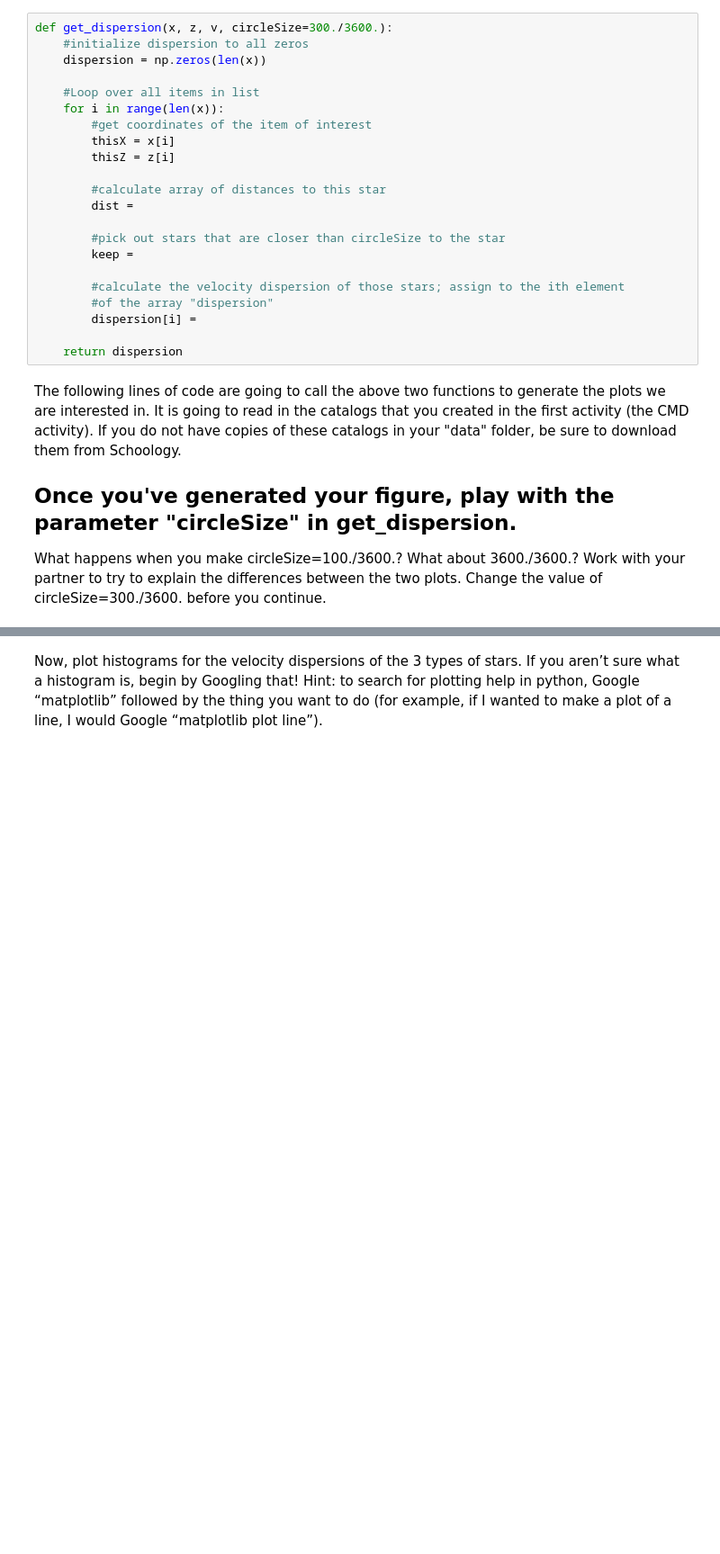
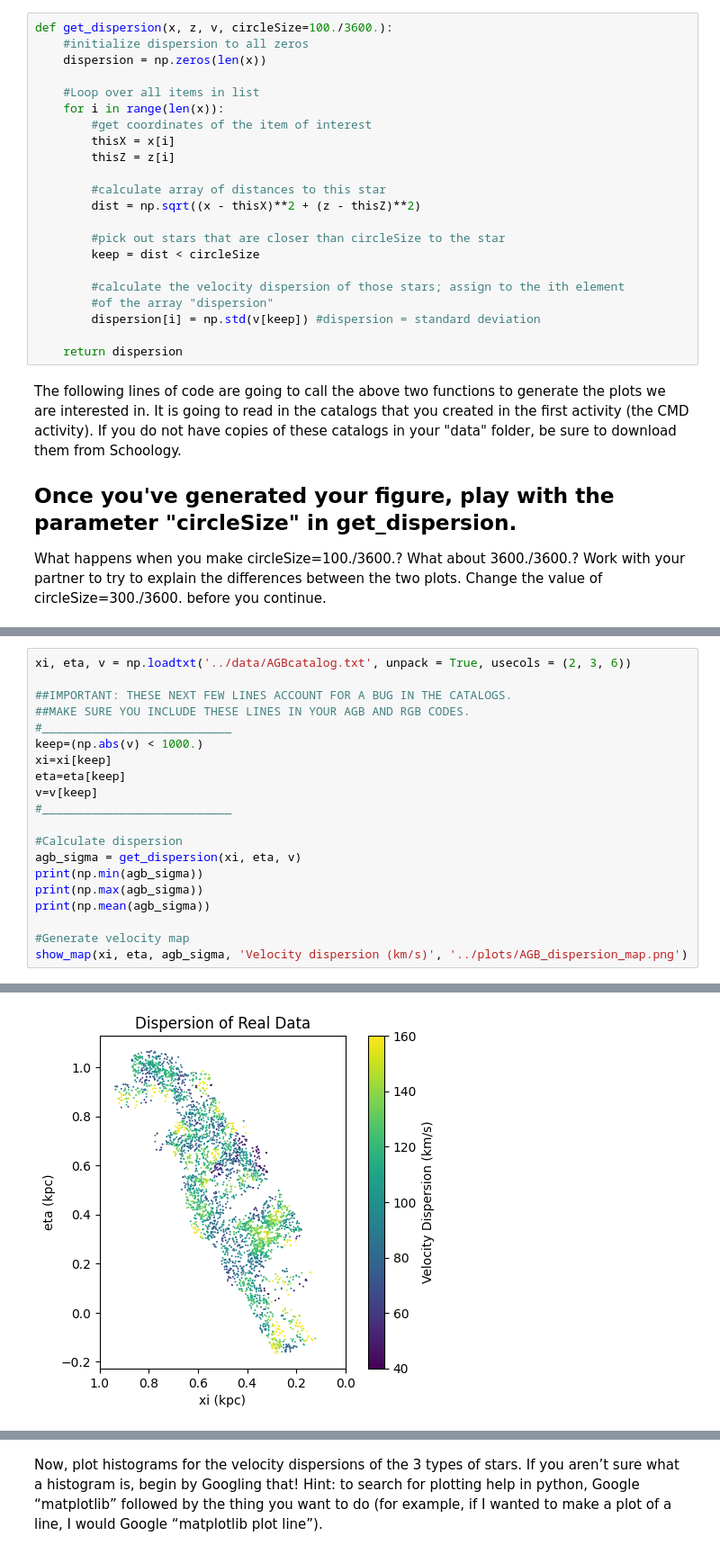
Before and after one commit to SalmaLilad/UCSC-PYaR-Research, a Jupyter notebook: programs/6-Velocity Dispersion Activity.ipynb, the cells around one changed output, grey strips where cells are left out. Shown at 90% size. Cells and saved outputs as stored; diff of their text form; blank space fills up the shorter version.

Commit message:
Finished Velocity Dispersion Activity

```diff
--- a/programs/6-Velocity Dispersion Activity.ipynb
+++ b/programs/6-Velocity Dispersion Activity.ipynb
@@ -37,7 +37,7 @@ def show_map(xi, eta, quantity, label, fileName):
 # %% [markdown]
 This next function is where we are calculating the dispersion. Fill in the incomplete lines of code below. To search for math help in python, Google "numpy" followed by the thing you want to do.
 # %%
-def get_dispersion(x, z, v, circleSize=300./3600.):
+def get_dispersion(x, z, v, circleSize=100./3600.):
     #initialize dispersion to all zeros
     dispersion = np.zeros(len(x))
 
@@ -48,14 +48,14 @@ def get_dispersion(x, z, v, circleSize=300./3600.):
         thisZ = z[i]
 
         #calculate array of distances to this star
-        dist =
+        dist = np.sqrt((x - thisX)**2 + (z - thisZ)**2)
 
         #pick out stars that are closer than circleSize to the star
-        keep =
+        keep = dist < circleSize
 
         #calculate the velocity dispersion of those stars; assign to the ith element
         #of the array "dispersion"
-        dispersion[i] =
+        dispersion[i] = np.std(v[keep]) #dispersion = standard deviation
 
     return dispersion
 # %% [markdown]
@@ -89,0 +93,21 @@ show_map(xi, eta, ms_sigma, 'Velocity dispersion (km/s)', '../plots/MS_dispersio
+# %%
+xi, eta, v = np.loadtxt('../data/AGBcatalog.txt', unpack = True, usecols = (2, 3, 6))
+
+##IMPORTANT: THESE NEXT FEW LINES ACCOUNT FOR A BUG IN THE CATALOGS.
+##MAKE SURE YOU INCLUDE THESE LINES IN YOUR AGB AND RGB CODES.
+#___________________________
+keep=(np.abs(v) < 1000.)
+xi=xi[keep]
+eta=eta[keep]
+v=v[keep]
+#___________________________
+
+#Calculate dispersion
+agb_sigma = get_dispersion(xi, eta, v)
+print(np.min(agb_sigma))
+print(np.max(agb_sigma))
+print(np.mean(agb_sigma))
+
+#Generate velocity map
+show_map(xi, eta, agb_sigma, 'Velocity dispersion (km/s)', '../plots/AGB_dispersion_map.png')
+# %% [output]
@@ -89,0 +117 @@ show_map(xi, eta, ms_sigma, 'Velocity dispersion (km/s)', '../plots/MS_dispersio
+[figure, added]
```
Also changed, not shown: parts of 12 cells of this notebook, 7 other files.
